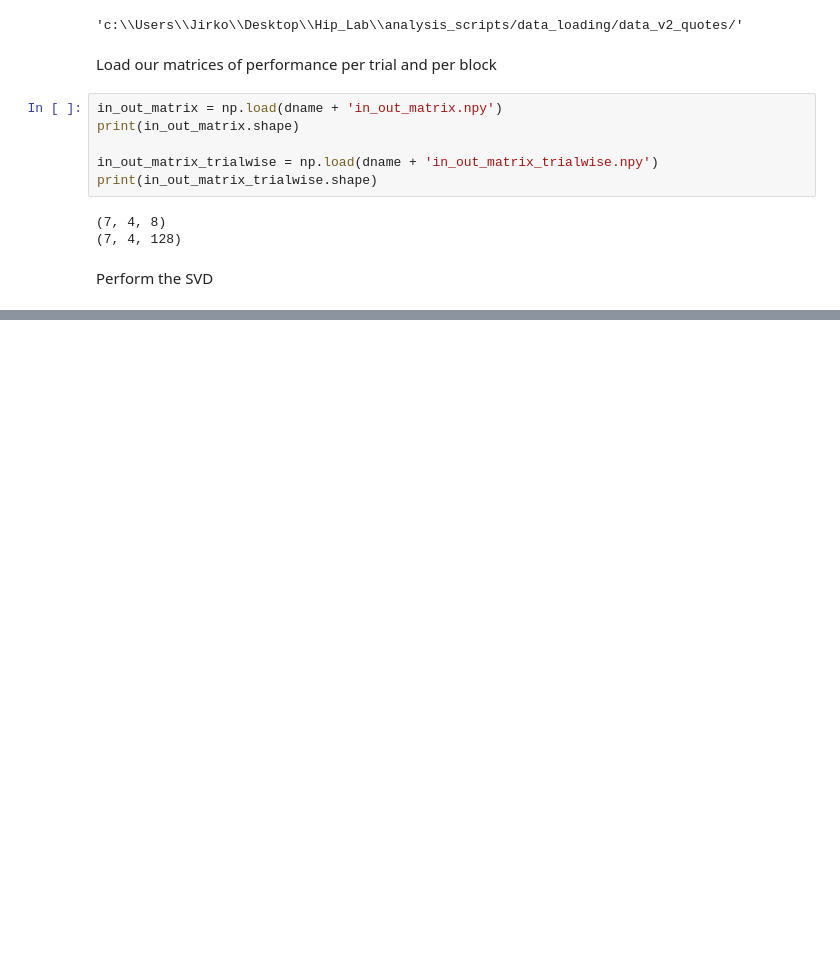
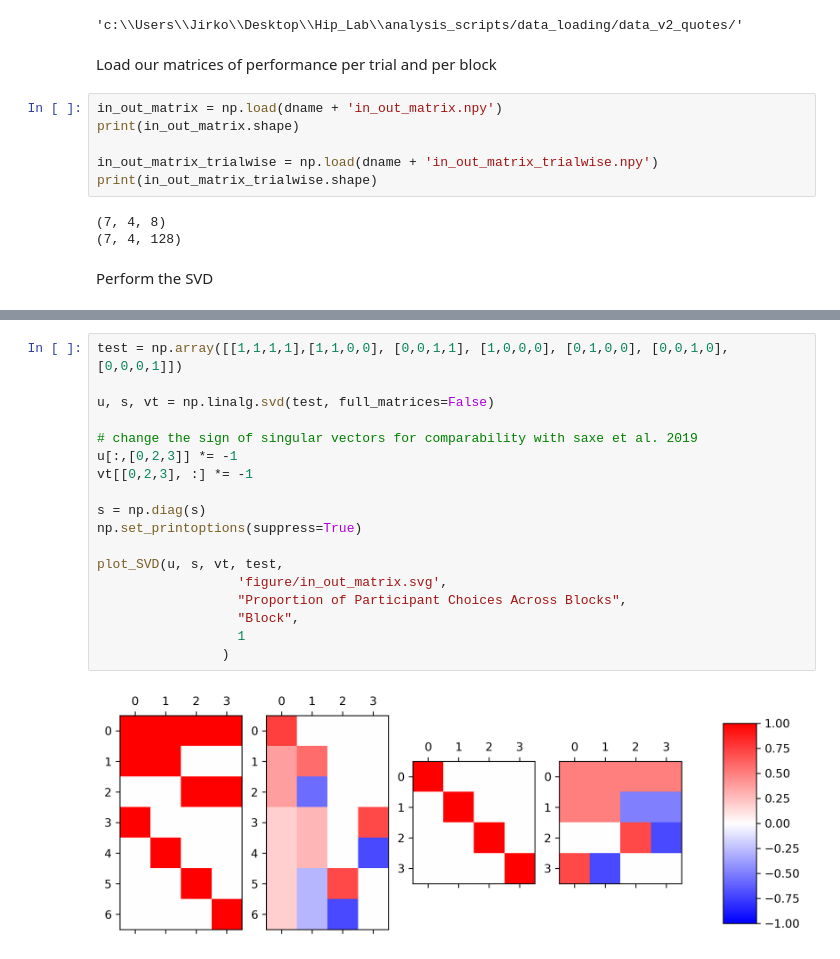
Before and after one commit to JirkoRu/analysis_scripts, a Jupyter notebook: SVD_Plot/SVD_plot.ipynb, the cells around one changed output, grey strips where cells are left out. Saved outputs shown, nothing was run; the diff lists cells and outputs as text; blank space fills up the shorter version.

```diff
--- a/SVD_Plot/SVD_plot.ipynb
+++ b/SVD_Plot/SVD_plot.ipynb
@@ -35,0 +137,20 @@ u, s, vt = np.linalg.svd(in_out_matrix[:,:,0], full_matrices=True)
+# %%
+test = np.array([[1,1,1,1],[1,1,0,0], [0,0,1,1], [1,0,0,0], [0,1,0,0], [0,0,1,0], [0,0,0,1]])
+
+u, s, vt = np.linalg.svd(test, full_matrices=False)
+
+# change the sign of singular vectors for comparability with saxe et al. 2019
+u[:,[0,2,3]] *= -1
+vt[[0,2,3], :] *= -1
+
+s = np.diag(s)
+np.set_printoptions(suppress=True)
+
+plot_SVD(u, s, vt, test,
+                  'figure/in_out_matrix.svg',
+                  "Proportion of Participant Choices Across Blocks",
+                  "Block",
+                  1
+                )
+# %% [output]
+[figure, added]
```
Also changed, not shown: parts of 5 cells of this notebook.
